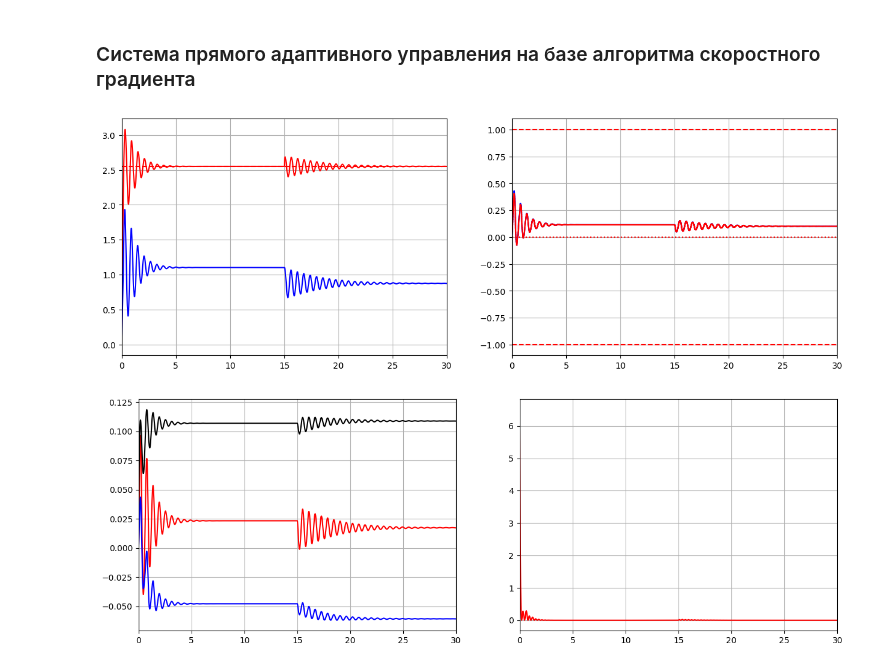
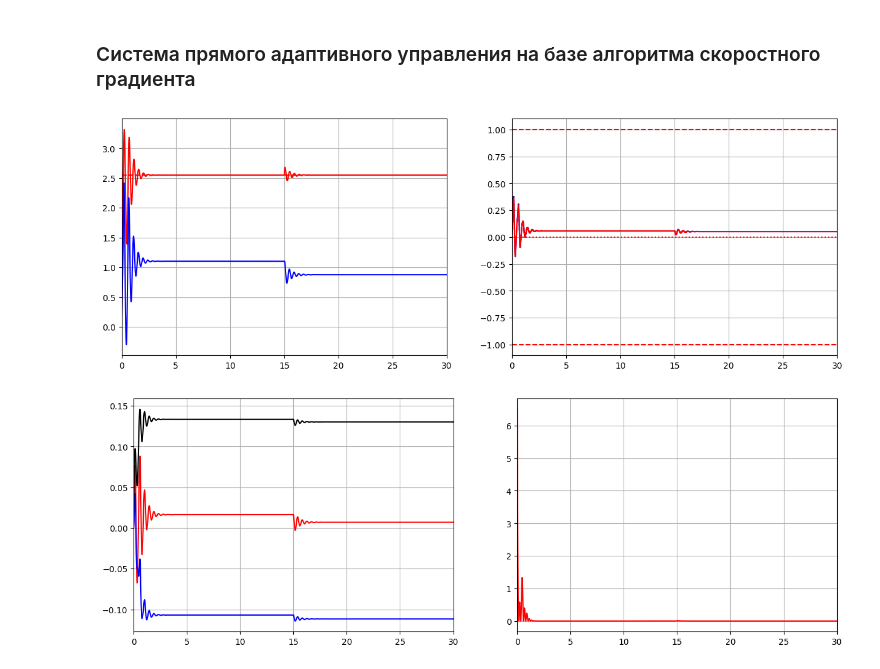
Before and after one commit to TheAnton1/high_school, a Jupyter notebook: nelinal/cw_Toropygin.ipynb, the cells around one changed output. Saved outputs shown, nothing was run; the diff lists cells and outputs as text; code cells hidden in the pictures.

```diff
--- a/nelinal/cw_Toropygin.ipynb
+++ b/nelinal/cw_Toropygin.ipynb
@@ -807,33 +813,33 @@ di_finish = 15.0
 change_time = 15
 # Цель управления
 goal = 2.55
 # Усиление
-gain = 40
+gain = 80
 # Задание времени одного такта работы ПЛК и шага моделирования процессов
 step = 0.01
 mod_step = 0.001
 # Параметры моделирования (время моделирования и начальные условия)
 tk = 30
 x0 = [0, 0]
 func_ctrl = F_with_change(change_time,di_init,di_finish)
 
 reg = ADCS_spgrad(goal=goal, gain=gain, dt=step, speed=0.005)
 res = digicon_mod.sim.calculate(func_ctrl, x0, mod_step, tk, reg)
 plot_result(time=res['t'], time_end=tk, x1 = res['x1'], x2 = res['x2'], plc=reg, goal=goal)
 
 tend = tk
 plt.figure(figsize=(15,5))
 plt.subplot(1,2,1)
 plt.plot(reg.coeff['t'], reg.coeff['c1'], 'r',
          reg.coeff['t'], reg.coeff['c2'], 'b',
          reg.coeff['t'], reg.coeff['c3'], 'k')
 plt.xlim([0, tk])
 plt.grid()
 plt.subplot(1,2,2)
 plt.plot(reg.coeff['t'], reg.coeff['Q'], 'r')
 plt.grid()
 plt.xlim([0, tk])
 plt.show()
 # %% [output]
-[figure, old version]
+[figure, new version]
-[figure, old version]
+[figure, new version]
```
Also changed, not shown: parts of 4 cells of this notebook.
